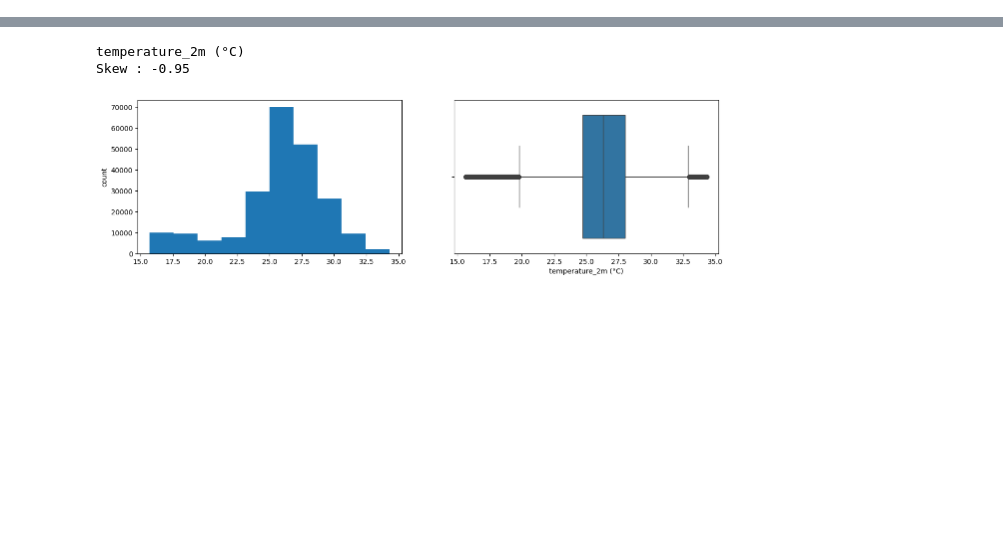
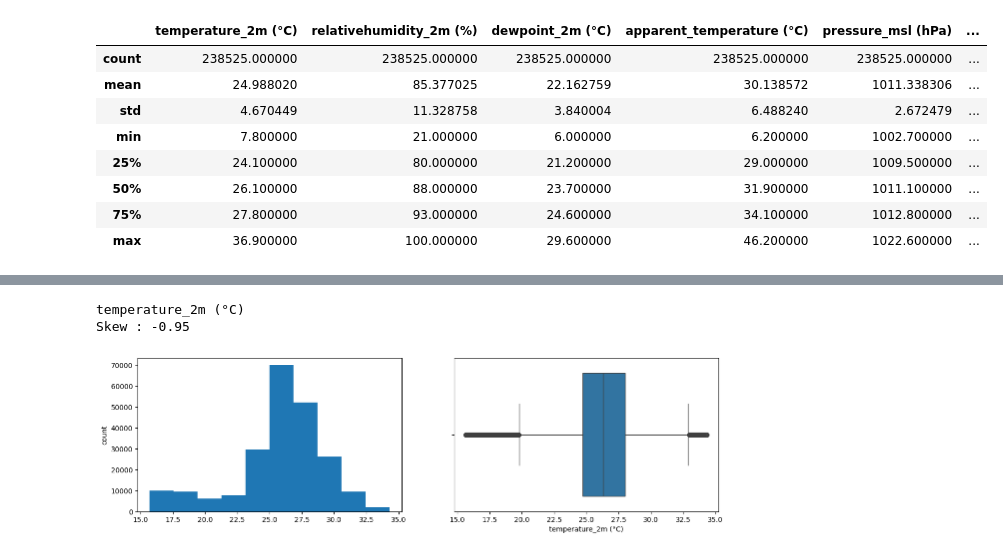
Before and after one commit to spuuntries/uni-damin-praktikum-1, a Jupyter notebook: framework.ipynb, the cells around one changed output, grey strips where cells are left out. Drawn from its saved outputs; the diff is of its cells as text; code cells hidden in the pictures; blank space fills up the shorter version.

```diff
--- a/framework.ipynb
+++ b/framework.ipynb
@@ -56,0 +104,12 @@ submission = pd.read_csv(SUBMISSION_PATH)
+# %%
+train.describe()
+# %% [output]
+|  | temperature_2m (°C) | relativehumidity_2m (%) | dewpoint_2m (°C) | apparent_temperature (°C) | pressure_msl (hPa) | ... |
+| count | 238525.000000 | 238525.000000 | 238525.000000 | 238525.000000 | 238525.000000 | ... |
+| mean | 24.988020 | 85.377025 | 22.162759 | 30.138572 | 1011.338306 | ... |
+| std | 4.670449 | 11.328758 | 3.840004 | 6.488240 | 2.672479 | ... |
+| min | 7.800000 | 21.000000 | 6.000000 | 6.200000 | 1002.700000 | ... |
+| 25% | 24.100000 | 80.000000 | 21.200000 | 29.000000 | 1009.500000 | ... |
+| 50% | 26.100000 | 88.000000 | 23.700000 | 31.900000 | 1011.100000 | ... |
+| 75% | 27.800000 | 93.000000 | 24.600000 | 34.100000 | 1012.800000 | ... |
+| max | 36.900000 | 100.000000 | 29.600000 | 46.200000 | 1022.600000 | ... |
```
Also changed, not shown: parts of 44 cells of this notebook, 3 other files.
